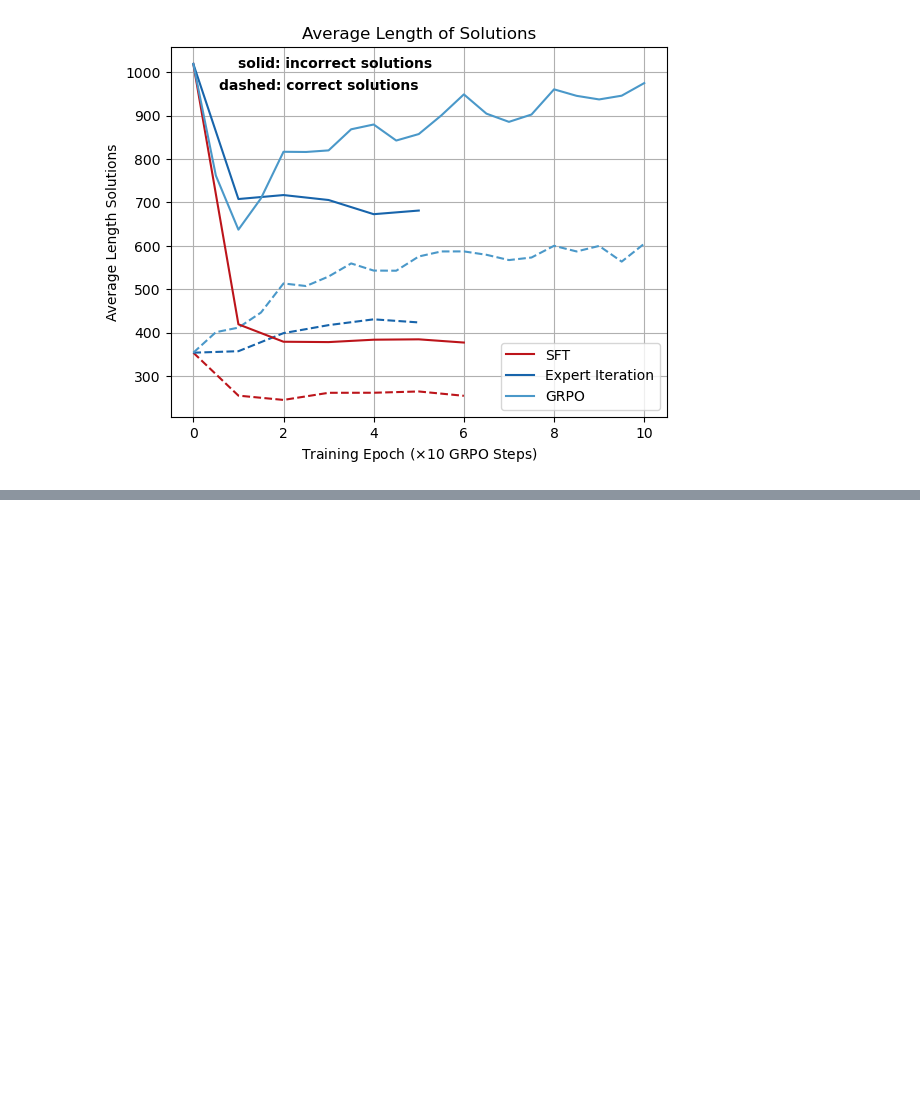
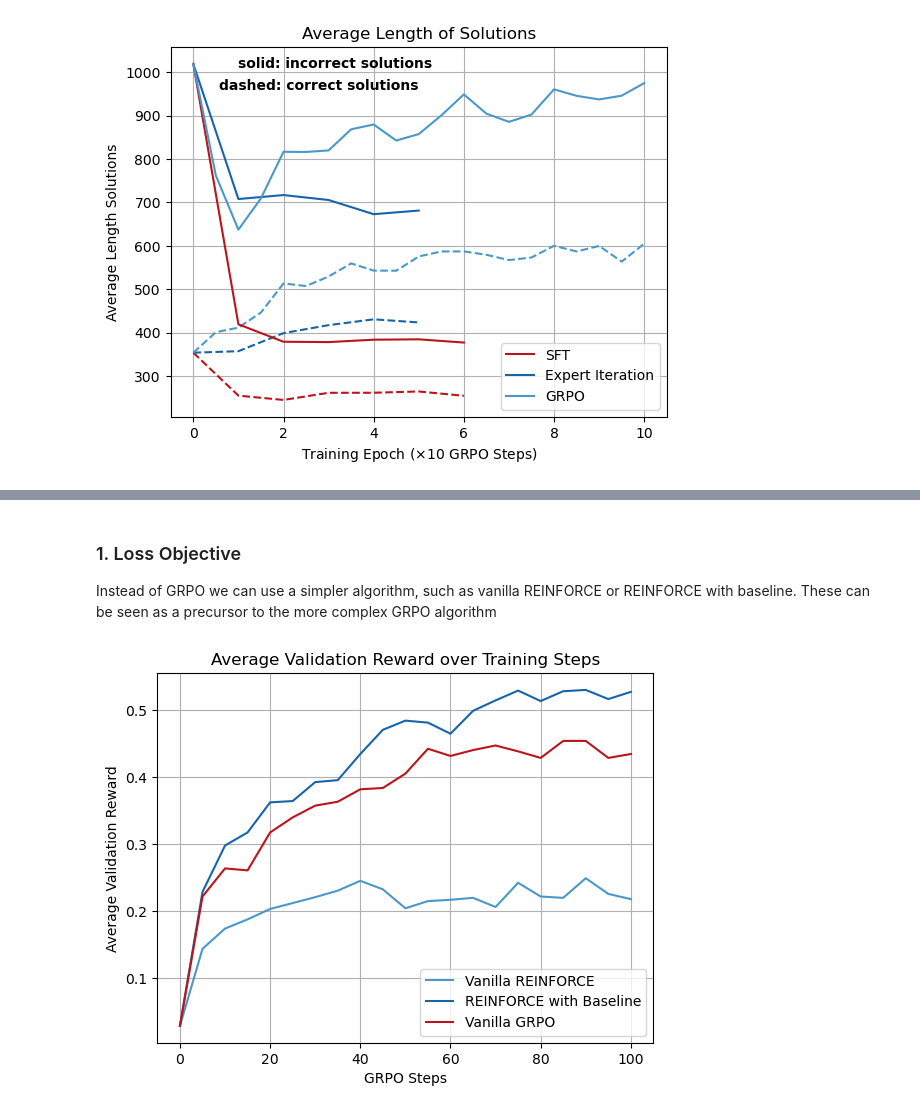
Before and after one commit to maxruhdorfer/Reasoning-Finetuning-SFT-EI-GRPO, a Jupyter notebook: plots.ipynb, the cells around one changed output, grey strips where cells are left out. Saved outputs shown, nothing was run; the diff lists cells and outputs as text; code cells hidden in the pictures; blank space fills up the shorter version.

```diff
--- a/plots.ipynb
+++ b/plots.ipynb
@@ -65,0 +105,21 @@ array([353.54225352, 356.99498328, 398.64705882, 417.10332435,
+# %% [markdown]
+### 1. Loss Objective
+
+Instead of GRPO we can use a simpler algorithm, such as vanilla REINFORCE or REINFORCE with baseline. These can be seen as a precursor to the more complex GRPO algorithm
+# %%
+vanillaReinforce = load_json('logs/grpo_exp_woBaseline_LR_3em5/eval_log.json')
+baselineReinforce = load_json('logs/grpo_wBaseline_wstdNorm_woLenNorm_LR_3em5/eval_log.json')
+vanillaGRPO = load_json('logs/grpo_clip_wstdNorm_woLenNorm_LR_3em5/eval_log.json')
+
+plt.plot(np.arange(0,101,5),zero_shot+[vanillaReinforce[i]['eval/reward_total'] for i in range(len(vanillaReinforce))], label='Vanilla REINFORCE', color=colors[1])
+plt.plot(np.arange(0,101,5),zero_shot+[baselineReinforce[i]['eval/reward_total'] for i in range(len(baselineReinforce))], label='REINFORCE with Baseline', color=colors[0])
+plt.plot(np.arange(0,101,5),zero_shot+[vanillaGRPO[i]['eval/reward_total'] for i in range(len(vanillaGRPO))], label='Vanilla GRPO', color=colorsR[0])
+plt.xlabel(r'GRPO Steps')
+plt.ylabel('Average Validation Reward')
+plt.title('Average Validation Reward over Training Steps')
+plt.grid(True)
+plt.legend()
+plt.savefig('./Figs/Average_Validation_LossType.png', dpi=300, bbox_inches="tight")
+plt.show()
+# %% [output]
+[figure, added]
```
Also changed, not shown: parts of 9 cells of this notebook, 11 other files.
